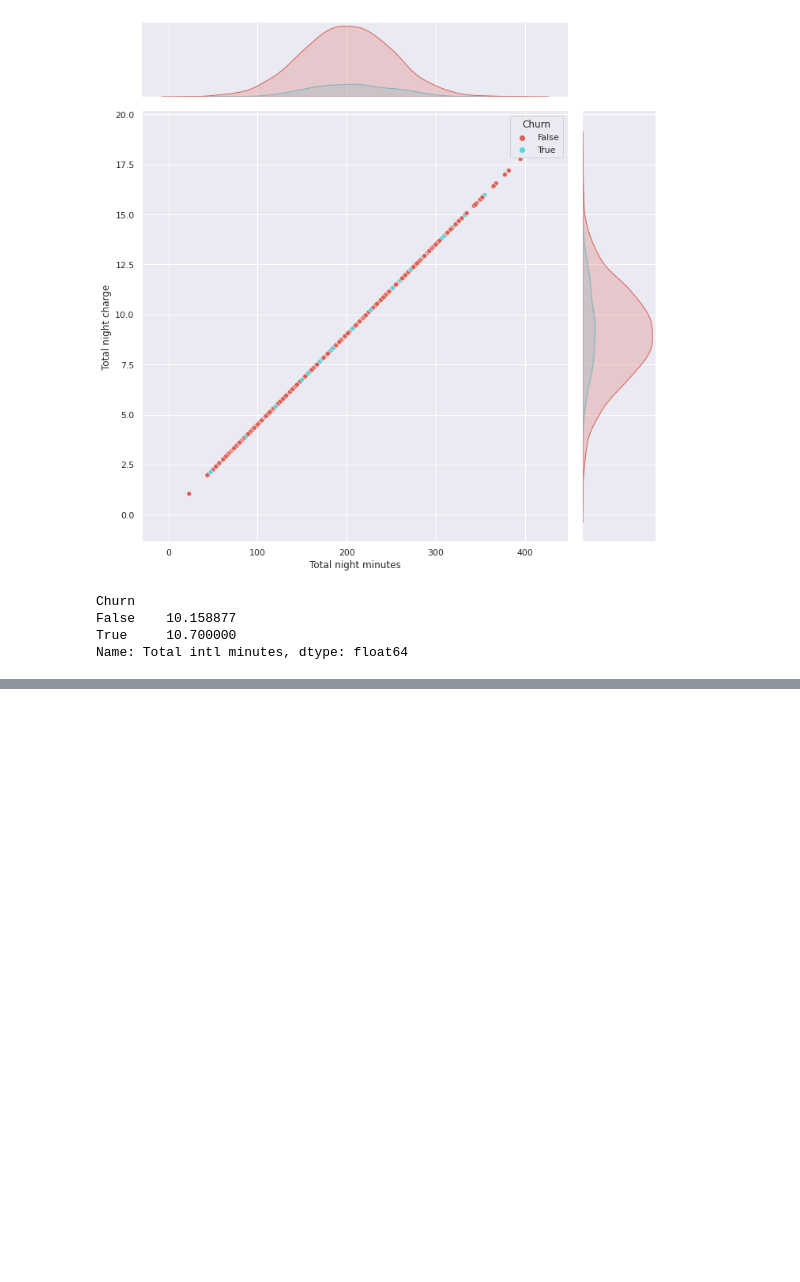
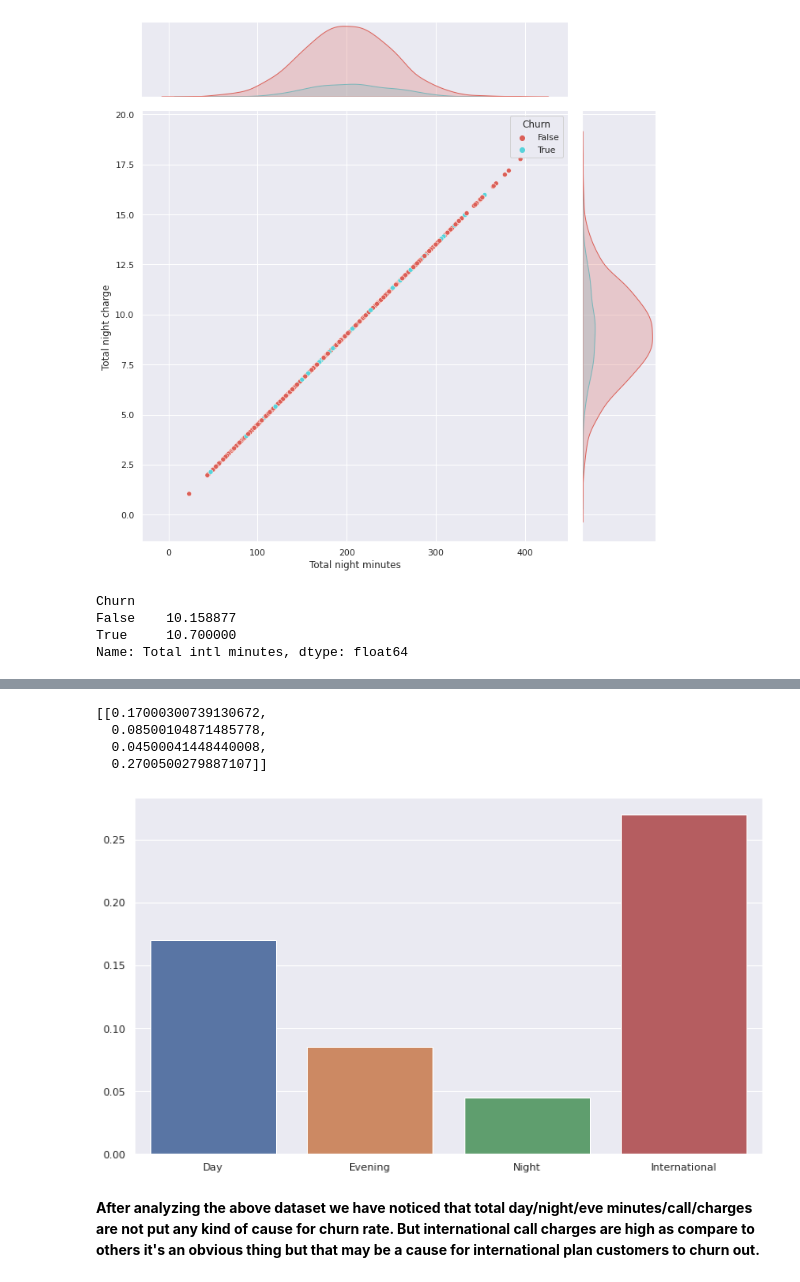
Before and after one commit to spradeepgit/Telecom_Churn_Analysis, a Jupyter notebook: Telecom_Churn_Analysis_Capstone_Project_2.ipynb, the cells around one changed output, grey strips where cells are left out. Saved outputs shown, nothing was run; the diff lists cells and outputs as text; code cells hidden in the pictures; blank space fills up the shorter version.

```diff
--- a/Telecom_Churn_Analysis_Capstone_Project_2.ipynb
+++ b/Telecom_Churn_Analysis_Capstone_Project_2.ipynb
@@ -734,0 +758,20 @@ Name: Total intl minutes, dtype: float64
+# %%
+#Deriving a relation between overall call charge and overall call minutes
+day_charge_perm = telecom_df['Total day charge'].mean()/telecom_df['Total day minutes'].mean()
+eve_charge_perm = telecom_df['Total eve charge'].mean()/telecom_df['Total eve minutes'].mean()
+night_charge_perm = telecom_df['Total night charge'].mean()/telecom_df['Total night minutes'].mean()
+int_charge_perm= telecom_df['Total intl charge'].mean()/telecom_df['Total intl minutes'].mean()
+# %%
+[[day_charge_perm,eve_charge_perm,night_charge_perm,int_charge_perm]]
+# %% [output]
+[[0.17000300739130672,
+  0.08500104871485778,
+  0.04500041448440008,
+  0.2700500279887107]]
+# %%
+sns.barplot(x=['Day','Evening','Night','International'],y=[day_charge_perm,eve_charge_perm,night_charge_perm ,int_charge_perm])
+plt.show()
+# %% [output]
+[figure, added]
+# %% [markdown]
+**After analyzing the above dataset we have noticed that total day/night/eve minutes/call/charges are not put any kind of cause for churn rate. But international call charges are high as compare to others it's an obvious thing but that may be a cause for international plan customers to churn out.**
```
Also changed, not shown: parts of 6 cells of this notebook.
